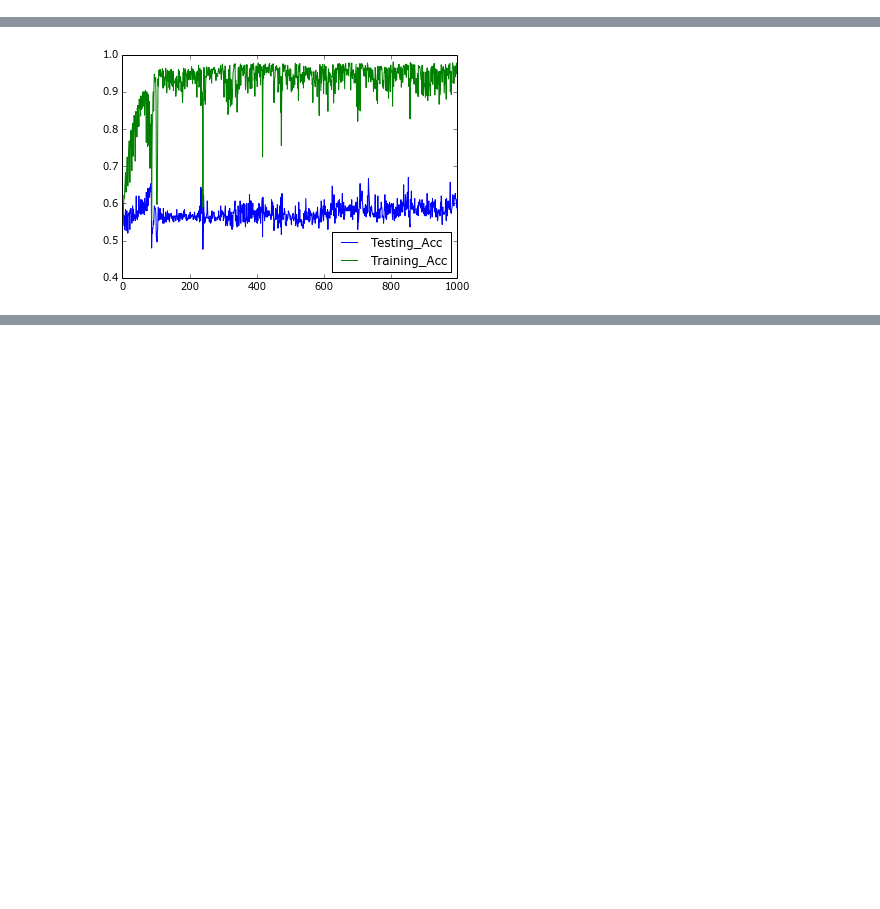
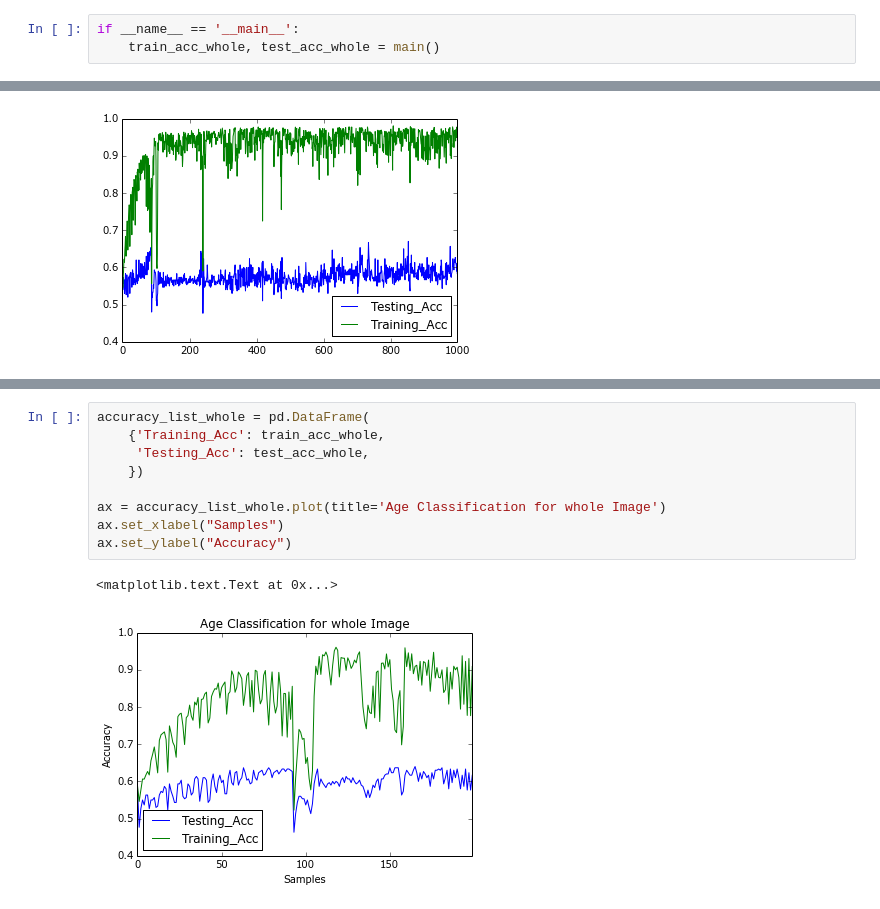
Before and after one commit to tapilab/is-hparik11, a Jupyter notebook: src/Tensorflow_Age.ipynb, the cells around one changed output, grey strips where cells are left out. Cells and saved outputs as stored; diff of their text form; blank space fills up the shorter version.

```diff
--- a/src/Tensorflow_Age.ipynb
+++ b/src/Tensorflow_Age.ipynb
@@ -439,0 +357,3 @@ train_acc
+# %%
+if __name__ == '__main__':
+    train_acc_whole, test_acc_whole = main()
@@ -480,0 +449,12 @@ accuracy_list.plot()
+# %%
+accuracy_list_whole = pd.DataFrame(
+    {'Training_Acc': train_acc_whole,
+     'Testing_Acc': test_acc_whole,
+    })
+
+ax = accuracy_list_whole.plot(title='Age Classification for whole Image')
+ax.set_xlabel("Samples")
+ax.set_ylabel("Accuracy")
+# %% [output]
+<matplotlib.text.Text at 0x...>
+[figure, added]
```
Also changed, not shown: parts of 12 cells of this notebook, 13 other files.
